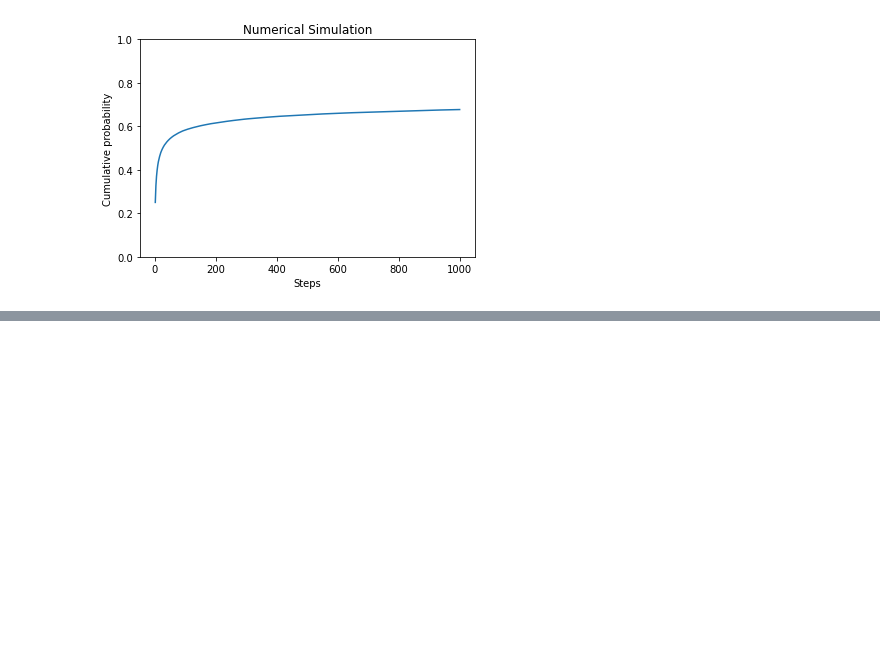
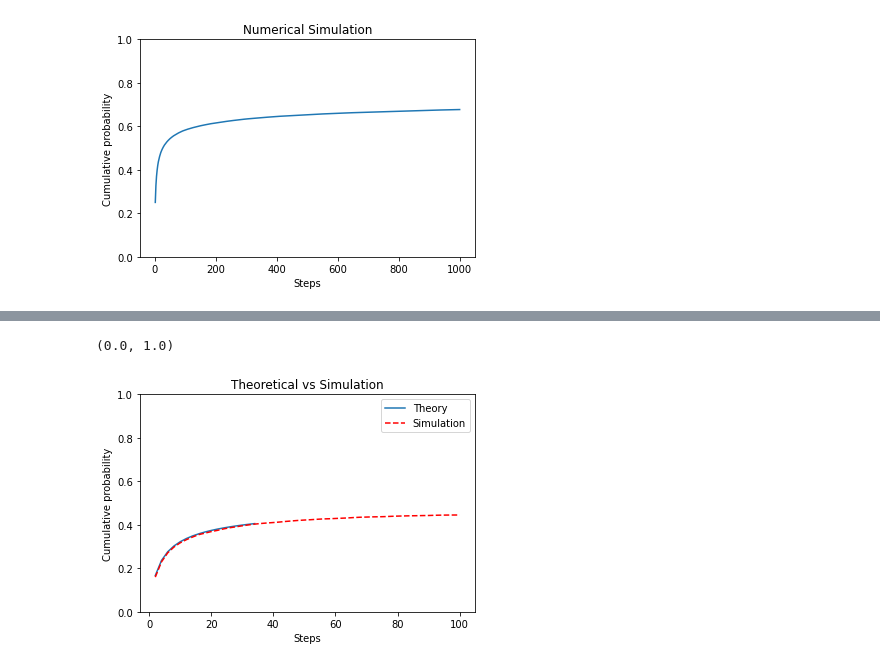
Before and after one commit to AkiraTerao/random_walk, a Jupyter notebook: random_walk_prob.ipynb, the cells around one changed output, grey strips where cells are left out. Saved outputs shown, nothing was run; the diff lists cells and outputs as text; code cells hidden in the pictures; blank space fills up the shorter version.

```diff
--- a/random_walk_prob.ipynb
+++ b/random_walk_prob.ipynb
@@ -229,0 +300,11 @@ plt.ylim([0,1])
+# %%
+plt.plot(st_t,cm_prop3d_theo)
+plt.plot(st_s,cm_prop3d_sim,'r--')
+plt.title('Theoretical vs Simulation')
+plt.ylabel('Cumulative probability')
+plt.xlabel('Steps')
+plt.legend(['Theory','Simulation'])
+plt.ylim([0,1])
+# %% [output]
+(0.0, 1.0)
+[figure, added]
```
Also changed, not shown: parts of 6 cells of this notebook.
